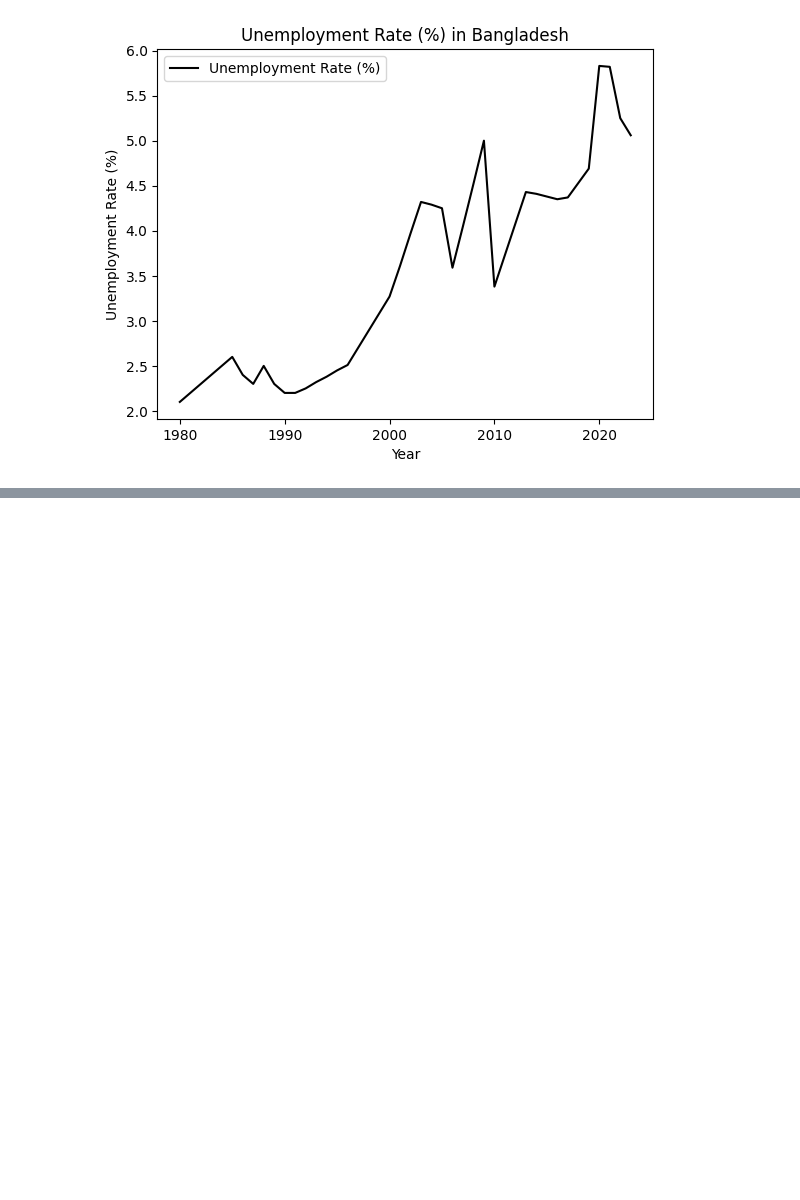
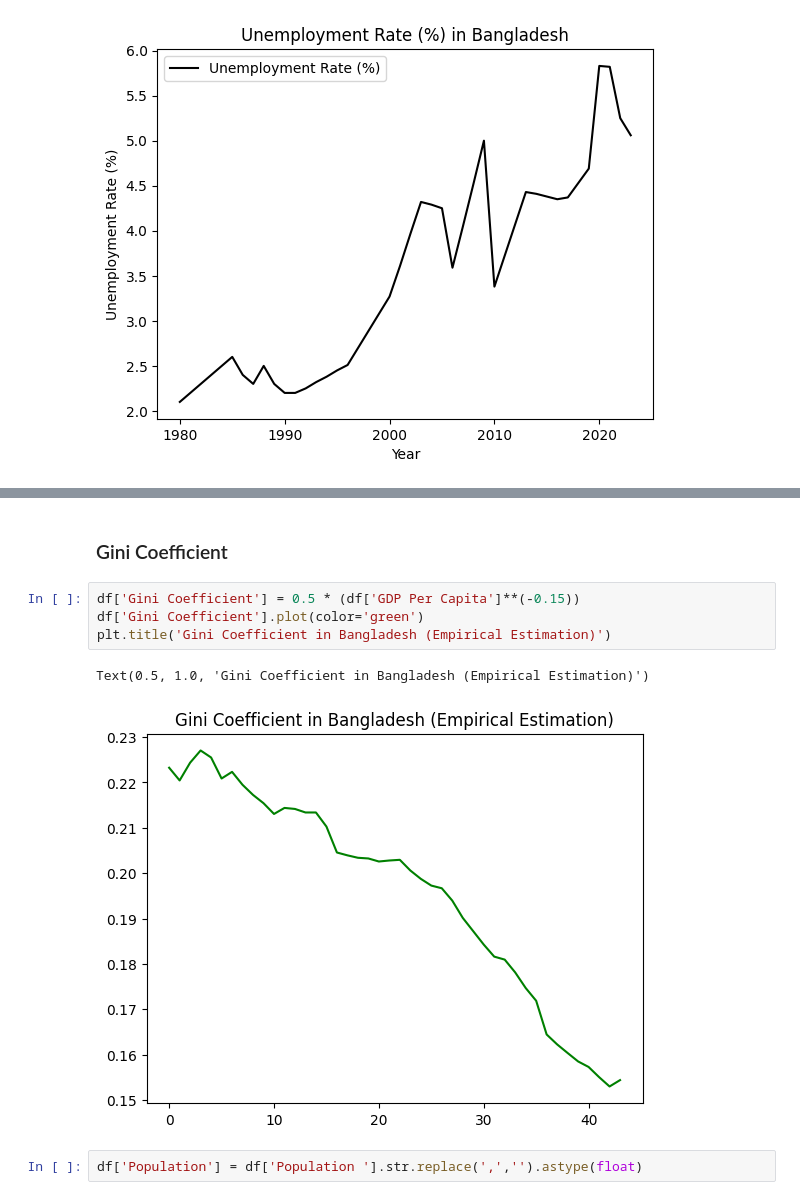
Before and after one commit to aneesakram/bangladesh-analysis, a Jupyter notebook: bangladesh_analysis.ipynb, the cells around one changed output, grey strips where cells are left out. Cells and saved outputs as stored; diff of their text form; blank space fills up the shorter version.

```diff
--- a/bangladesh_analysis.ipynb
+++ b/bangladesh_analysis.ipynb
@@ -186,0 +169,11 @@ plt.legend(['Unemployment Rate (%)'])
+# %% [markdown]
+### Gini  Coefficient
+# %%
+df['Gini Coefficient'] = 0.5 * (df['GDP Per Capita']**(-0.15))
+df['Gini Coefficient'].plot(color='green')
+plt.title('Gini Coefficient in Bangladesh (Empirical Estimation)')
+# %% [output]
+Text(0.5, 1.0, 'Gini Coefficient in Bangladesh (Empirical Estimation)')
+[figure, added]
+# %%
+df['Population'] = df['Population '].str.replace(',','').astype(float)
```
Also changed, not shown: parts of 18 cells of this notebook.
